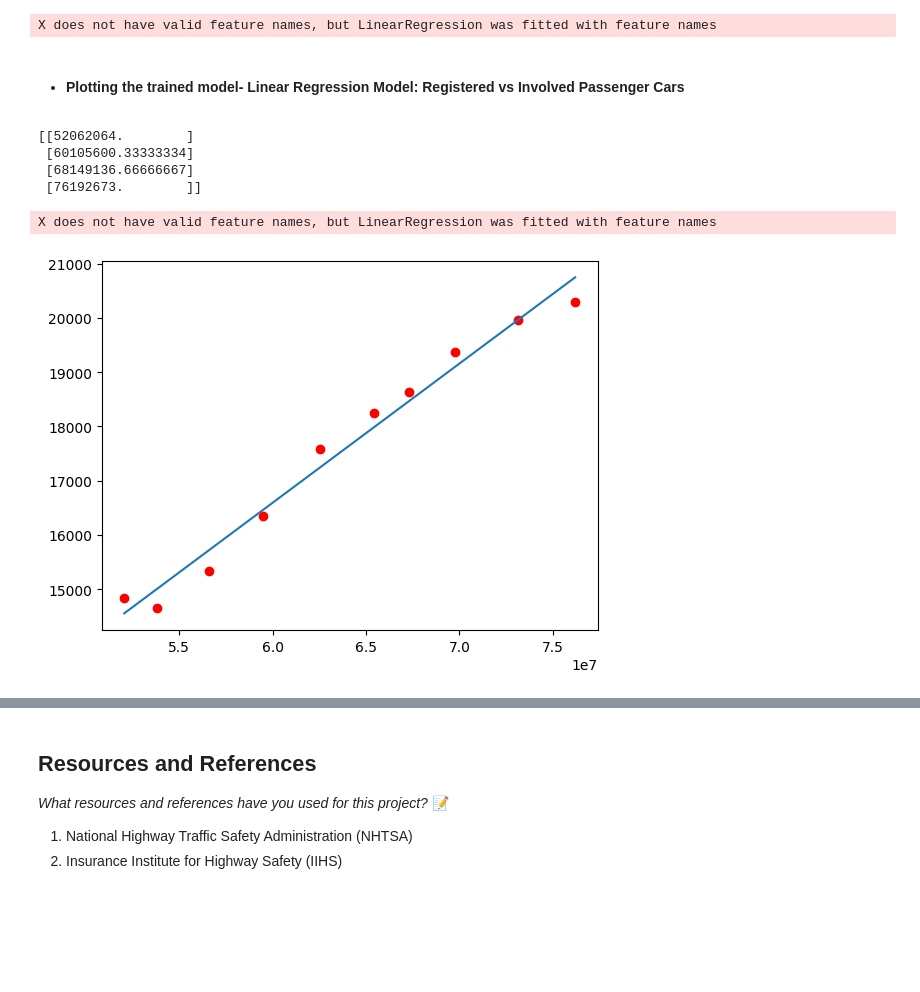
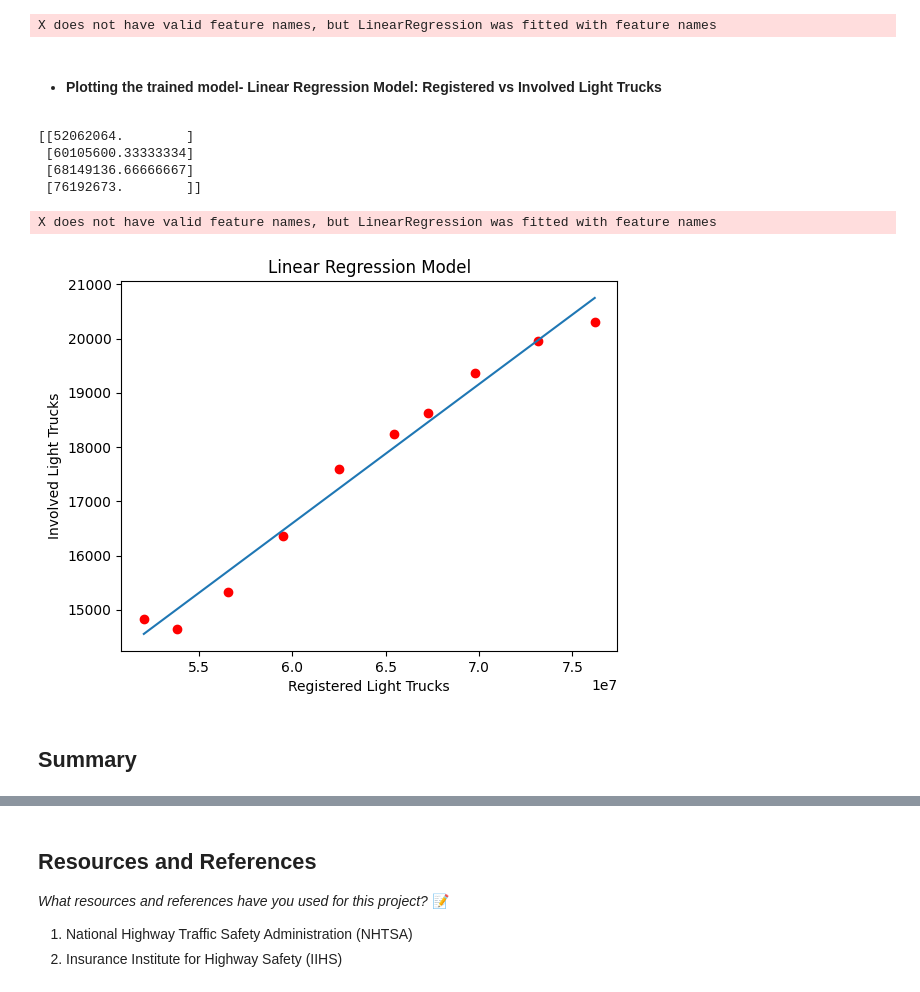
Before and after one commit to IT4063c-Spring23/final-project-patel5r4, a Jupyter notebook: source.ipynb, the cells around one changed output, grey strips where cells are left out. Cells and saved outputs as stored; diff of their text form; code cells hidden in the pictures; blank space fills up the shorter version.

```diff
--- a/source.ipynb
+++ b/source.ipynb
@@ -373,25 +385,30 @@ print(model_trucks.predict([[40000]]))
 [1202.67522234]
 X does not have valid feature names, but LinearRegression was fitted with feature names
 # %% [markdown]
-- #### <b>Plotting the trained model- Linear Regression Model: Registered vs Involved Passenger Cars</b>
+- #### <b>Plotting the trained model- Linear Regression Model: Registered vs Involved Light Trucks</b>
 # %%
 x1 = np.linspace(
     crash_df['Registered (light trucks)'].min(),
     crash_df['Registered (light trucks)'].max(),
     4
 )
 x1_reshaped = x1.reshape(-1, 1)
 print(x1_reshaped)
 y1 = model_trucks.predict(x1_reshaped)
 y1
 
 plt.scatter(crash_df['Registered (light trucks)'], crash_df['Involved (light trucks)'],c='red')
 plt.plot(x1, y1)
+plt.title('Linear Regression Model')
+plt.ylabel('Involved Light Trucks')
+plt.xlabel('Registered Light Trucks')
 plt.show()
 # %% [output]
 [[52062064.        ]
  [60105600.33333334]
  [68149136.66666667]
  [76192673.        ]]
 X does not have valid feature names, but LinearRegression was fitted with feature names
-[figure, old version]
+[figure, new version]
+# %% [markdown]
+## Summary
```
Also changed, not shown: parts of 19 cells of this notebook, 1 other file.
